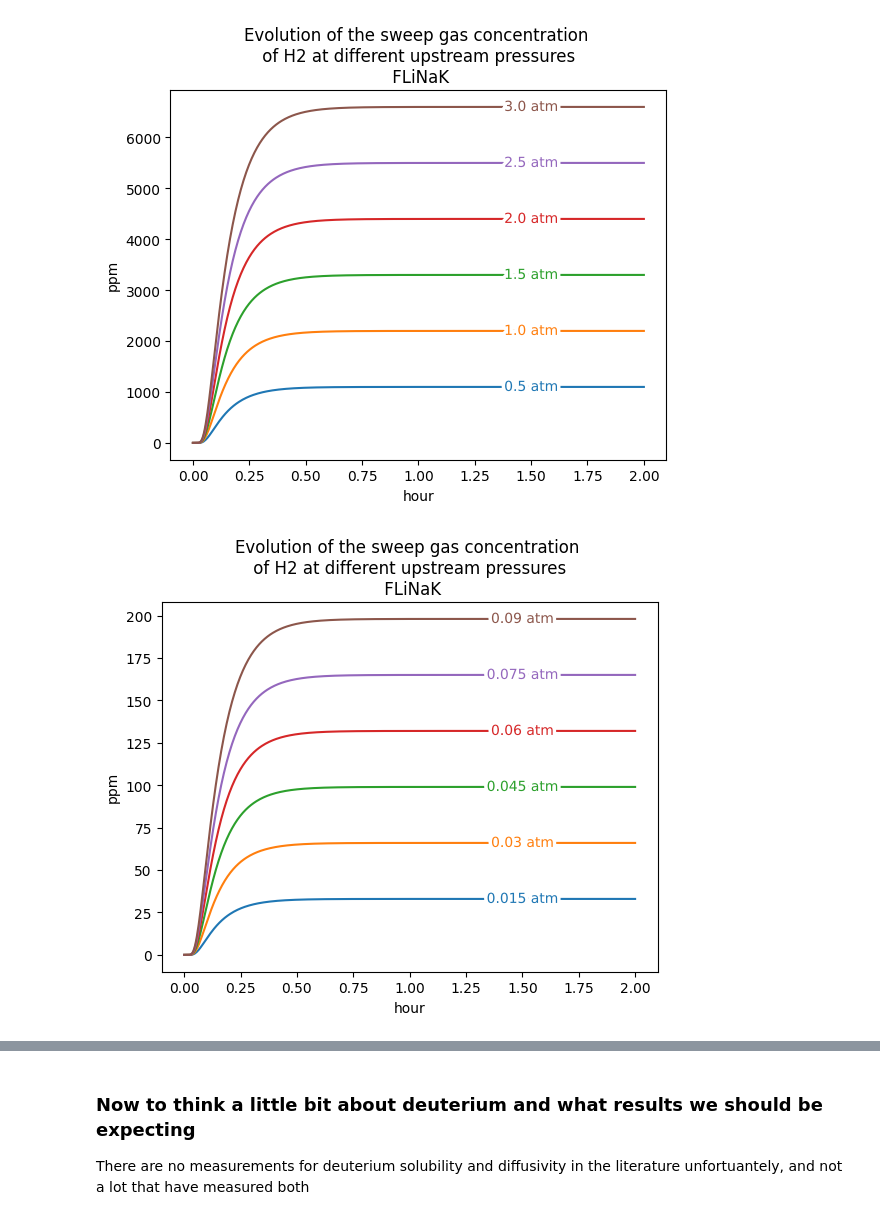
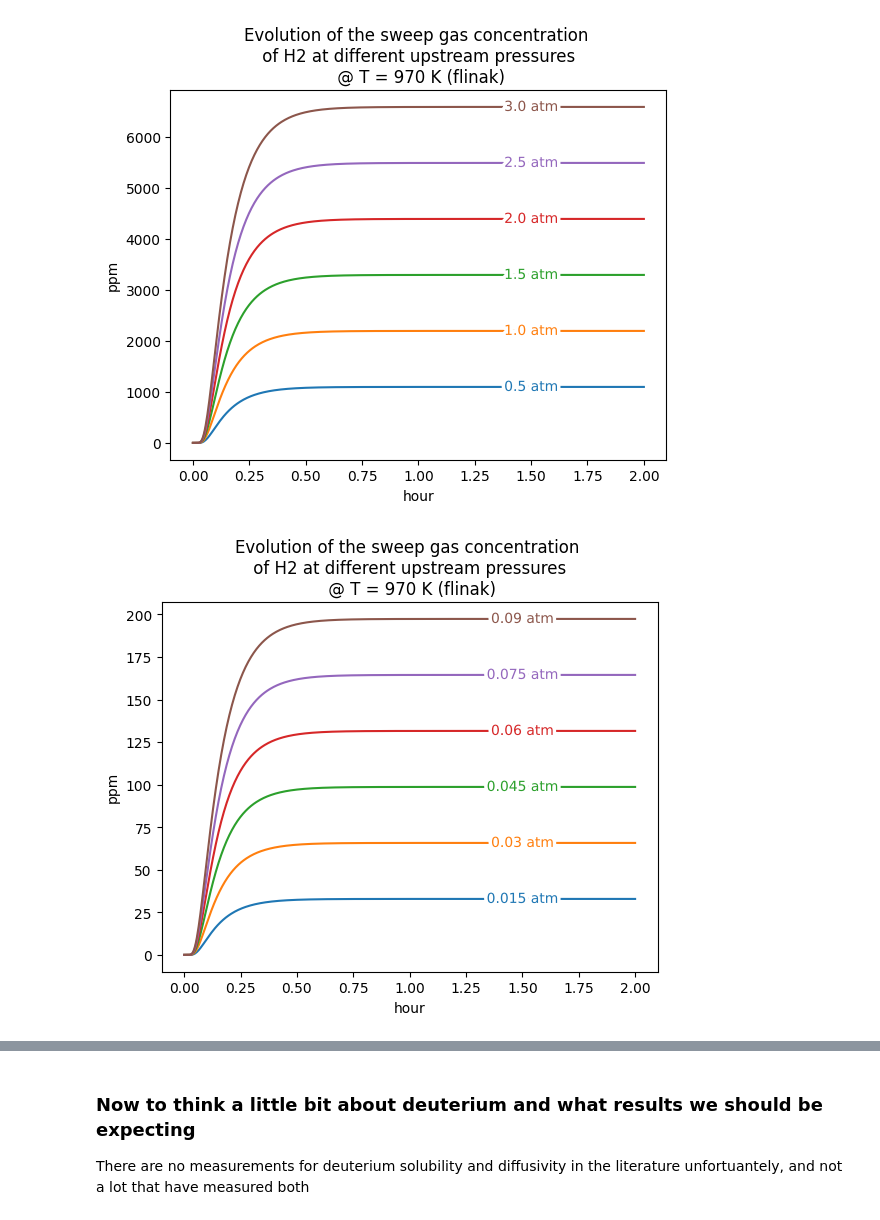
Before and after one commit to RemDelaporteMathurin/hyperion, a Jupyter notebook: estimations.ipynb, the cells around one changed output, grey strips where cells are left out. Cells and saved outputs as stored; diff of their text form; code cells hidden in the pictures.

Commit message:
refactoring + more consisten temperature

```diff
--- a/estimations.ipynb
+++ b/estimations.ipynb
@@ -6,4 +6,10 @@ import h_transport_materials as htm
 # %%
+htm.ureg.define('fraction = [] = frac')
+htm.ureg.define('ppm = 1e-6 fraction')
+
+MOLAR_VOL_RT = 24.45 * htm.ureg.L * htm.ureg.mol**-1
+MOLAR_MASS_H2 = 2.016 * htm.ureg.g * htm.ureg.mol**-1
+
 def downstream_flux(t, P_up, permeability, L, D):
     """calculates the downstream H flux at a given time t
 
@@ -23,7 +29,10 @@ def downstream_flux(t, P_up, permeability, L, D):
 
 
 def sweep_gas_concentration(flux, area, gas_flow):
-    return flux*area/gas_flow
+    return flux*area/gas_flow*MOLAR_MASS_H2
+
+def concentration_to_ppm(concentration, molar_mass_species, molar_volume_gas):
+    return (concentration * molar_volume_gas / molar_mass_species)
 # %% [markdown]
 This is the design of HYPERION 6/16/2023
 
@@ -127,0 +47,8 @@ plt.show()
+# %%
+properties = {
+    "flinak": {"diffusivity": htm.diffusivities.filter(material=htm.FLINAK, author='fukada')[0], "solubility": htm.solubilities.filter(material=htm.FLINAK, author='fukada')[0]},
+    "flibe": {"diffusivity": htm.diffusivities.filter(material=htm.FLIBE, author='calderoni')[0], "solubility": htm.solubilities.filter(material=htm.FLIBE, author='calderoni')[0]}
+}
+for mat, props in properties.items():
+    if "permeability" not in props:
+        props["permeability"] = props["diffusivity"] * props["solubility"]
@@ -128,26 +111,28 @@ plt.show()
 # %%
-from labellines import labelLine, labelLines
 
-
+T = temperature_range[1]
 t_array = np.linspace(0, 2, num=500) * htm.ureg.h
 
-T = (700+273.15) * htm.ureg.K
 higher_pressures = np.linspace(0.5, 3, num=6) * htm.ureg.atm # Represents pure hydrogen gas
 lower_pressures = higher_pressures * 0.03 # Represents the 3% hydrogen mixture
 
-for pressures in [higher_pressures, lower_pressures]:
-    plt.figure()
-    fluxes=[]
-    concentrations = []
-    for P_up in pressures:
-        flux = downstream_flux(t_array, P_up, perm_fukada.value(T), L, D_fukada.value(T))
-        concentration = ((flux*area)/sweep_rate*MOLAR_MASS_H2).to(htm.ureg.mg*htm.ureg.meter**-3)
-        concentration = ((concentration*MOLAR_VOL_RT/MOLAR_MASS_H2).to(htm.ureg.ppm))
-        concentration[0] = 0
-        plt.plot(t_array, concentration, label=f"{P_up:~P}")
-    labelLines(plt.gca().get_lines(), xvals=[1.5] * 6)
-    #plt.legend()
-    plt.title("Evolution of the sweep gas concentration \n of H2 at different upstream pressures \n FLiNaK")
+for mat, props in properties.items():
+    permeability = props["permeability"]
+    diffusivity = props["diffusivity"]
+
+    for pressures in [higher_pressures, lower_pressures]:
+        plt.figure()
+        fluxes=[]
+        concentrations = []
+        for P_up in pressures:
+            flux = downstream_flux(t_array, P_up, permeability.value(T), L, diffusivity.value(T))
+            concentration = sweep_gas_concentration(flux, area, sweep_rate)
+            concentration = concentration_to_ppm(concentration, MOLAR_MASS_H2, MOLAR_VOL_RT).to(htm.ureg.ppm)
+            concentration[0] = 0
+            plt.plot(t_array, concentration, label=f"{P_up:~P}")
+        labelLines(plt.gca().get_lines(), xvals=[1.5] * 6)
+        #plt.legend()
+        plt.title(f"Evolution of the sweep gas concentration \n of H2 at different upstream pressures \n @ T = {T:~P} ({mat})")
 # %% [output]
-[figure, old version]
+[figure, new version]
-[figure, old version]
+[figure, new version]
```
Also changed, not shown: parts of 9 cells of this notebook.
